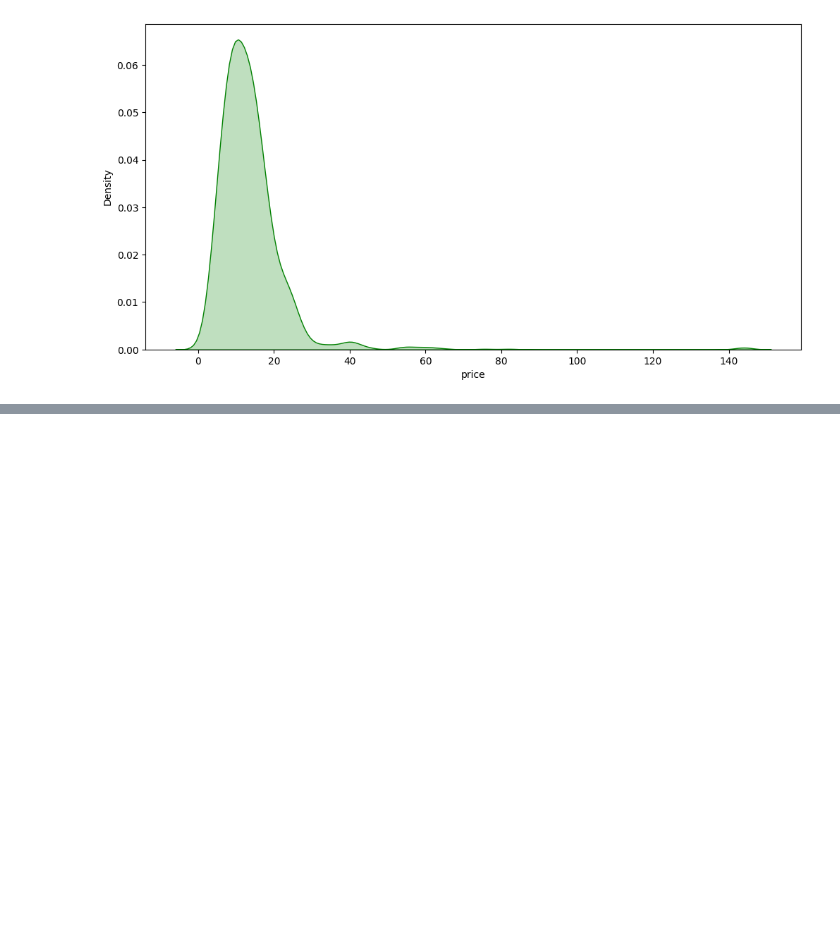
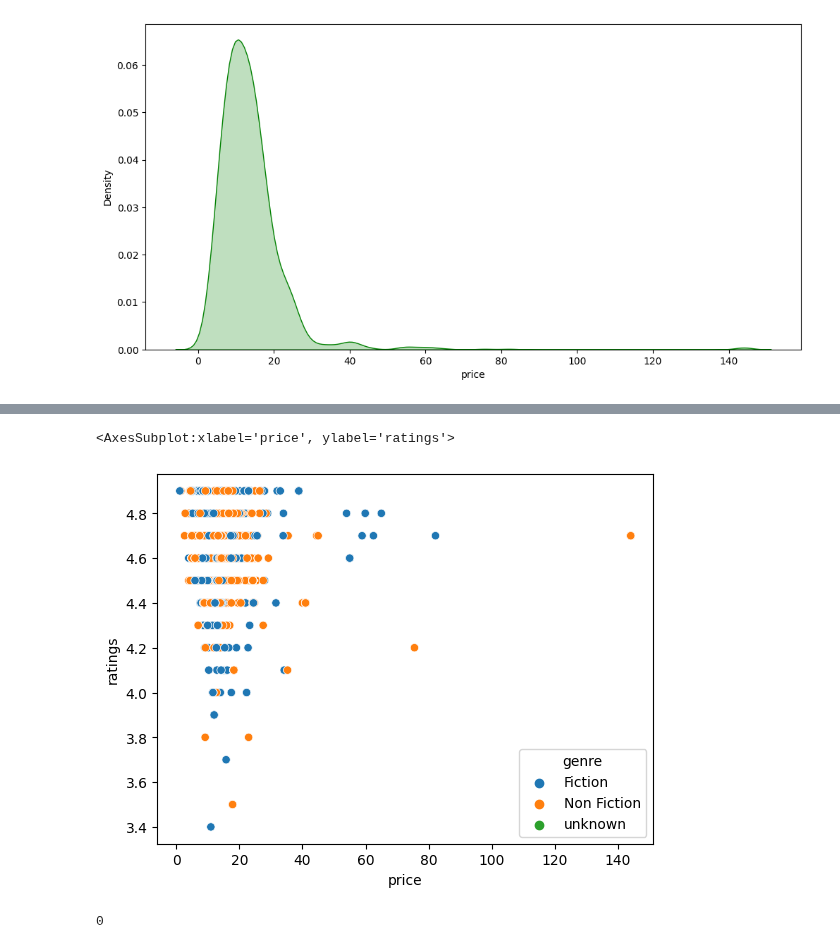
Before and after one commit to latifkara/dataScienceProjects, a Jupyter notebook: TopBookList/BookList.ipynb, the cells around one changed output, grey strips where cells are left out. Drawn from its saved outputs; the diff is of its cells as text; code cells hidden in the pictures; blank space fills up the shorter version.

```diff
--- a/TopBookList/BookList.ipynb
+++ b/TopBookList/BookList.ipynb
@@ -147,0 +148,9 @@ sns.scatterplot(x=books_df.price, y=books_df.ranks, hue=)
+# %%
+sns.scatterplot(x=books_df.price, y=books_df.ratings, hue=books_df.genre)
+# %% [output]
+<AxesSubplot:xlabel='price', ylabel='ratings'>
+[figure, added]
+# %%
+books_df.duplicated(keep='first').sum()
+# %% [output]
+0
```
Also changed, not shown: parts of 9 cells of this notebook.
